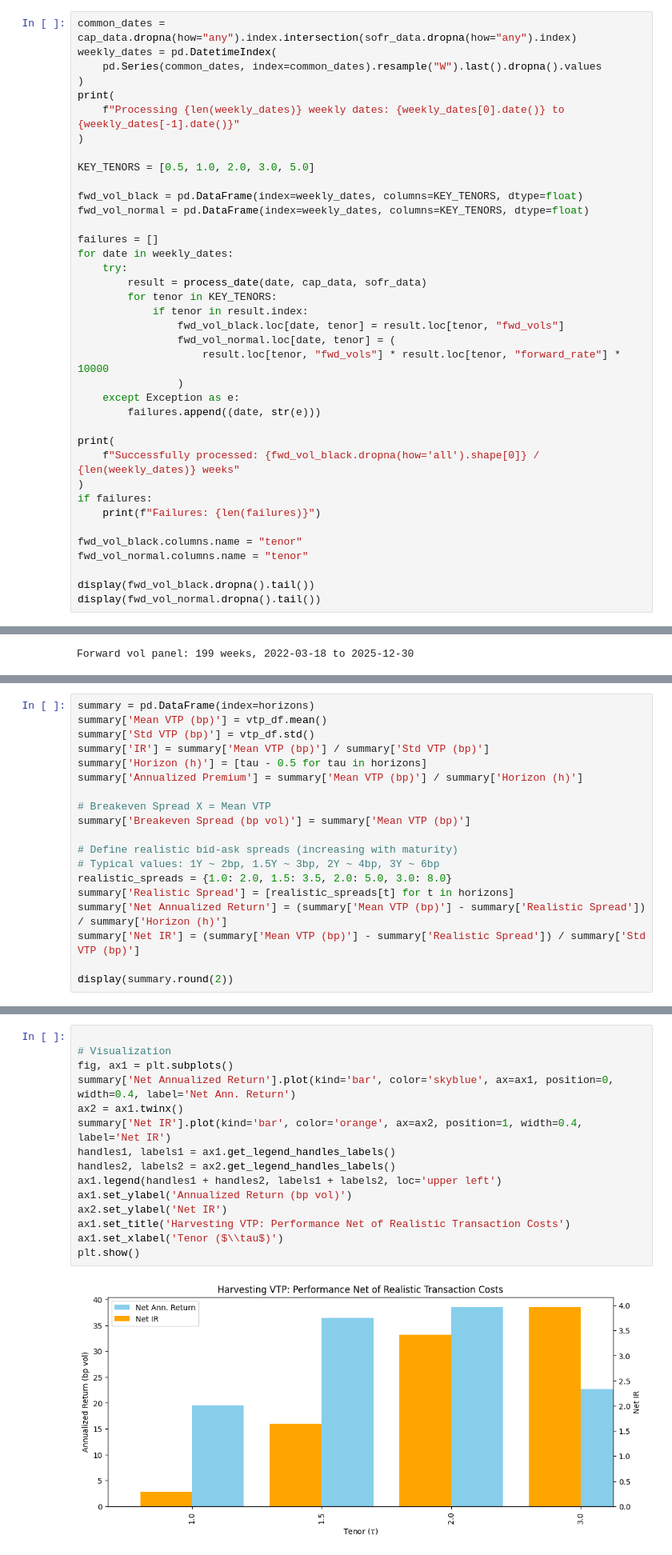
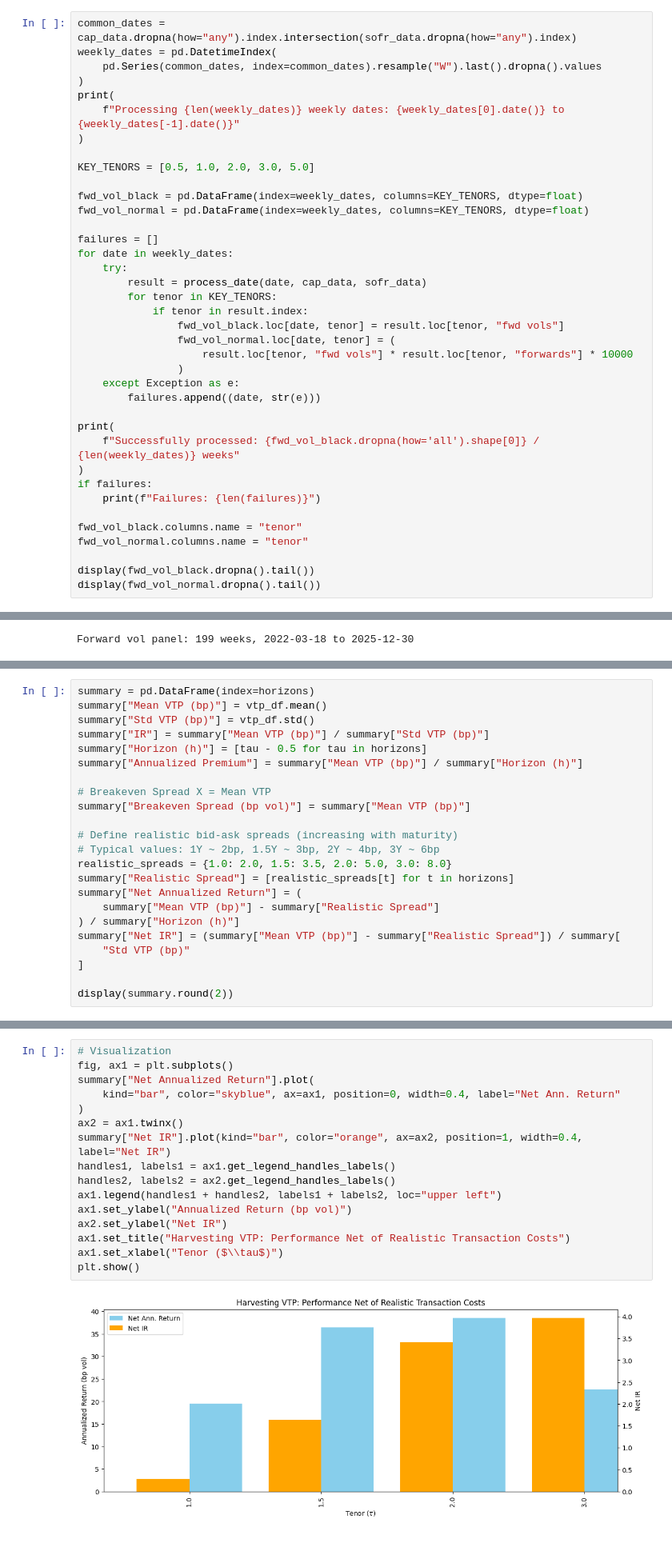
Before and after one commit to y3y-tech/Forward_Volatility_From_SOFR_Cap, a Jupyter notebook: submission.ipynb, the cells around one changed output, grey strips where cells are left out. Shown at 80% size. Drawn from its saved outputs; the diff is of its cells as text.

```diff
--- a/submission.ipynb
+++ b/submission.ipynb
@@ -686,9 +865,9 @@ for date in weekly_dates:
         result = process_date(date, cap_data, sofr_data)
         for tenor in KEY_TENORS:
             if tenor in result.index:
-                fwd_vol_black.loc[date, tenor] = result.loc[tenor, "fwd_vols"]
+                fwd_vol_black.loc[date, tenor] = result.loc[tenor, "fwd vols"]
                 fwd_vol_normal.loc[date, tenor] = (
-                    result.loc[tenor, "fwd_vols"] * result.loc[tenor, "forward_rate"] * 10000
+                    result.loc[tenor, "fwd vols"] * result.loc[tenor, "forwards"] * 10000
                 )
     except Exception as e:
         failures.append((date, str(e)))
@@ -2519,21 +2306,25 @@ a) Consider transaction costs. If the bid-ask spread on a caplet trade is $X$ ba
    *Note*: Dealers typically quote caplet bid-ask spreads in implied vol terms, making the comparison to the VTP direct. If instead costs are quoted in price terms (bp of notional), converting to vol space requires dividing by the caplet's vega—the sensitivity of price to a 1 bp change in implied vol.
 # %%
 summary = pd.DataFrame(index=horizons)
-summary['Mean VTP (bp)'] = vtp_df.mean()
-summary['Std VTP (bp)'] = vtp_df.std()
-summary['IR'] = summary['Mean VTP (bp)'] / summary['Std VTP (bp)']
-summary['Horizon (h)'] = [tau - 0.5 for tau in horizons]
-summary['Annualized Premium'] = summary['Mean VTP (bp)'] / summary['Horizon (h)']
+summary["Mean VTP (bp)"] = vtp_df.mean()
+summary["Std VTP (bp)"] = vtp_df.std()
+summary["IR"] = summary["Mean VTP (bp)"] / summary["Std VTP (bp)"]
+summary["Horizon (h)"] = [tau - 0.5 for tau in horizons]
+summary["Annualized Premium"] = summary["Mean VTP (bp)"] / summary["Horizon (h)"]
 
 # Breakeven Spread X = Mean VTP
-summary['Breakeven Spread (bp vol)'] = summary['Mean VTP (bp)']
+summary["Breakeven Spread (bp vol)"] = summary["Mean VTP (bp)"]
 
 # Define realistic bid-ask spreads (increasing with maturity)
 # Typical values: 1Y ~ 2bp, 1.5Y ~ 3bp, 2Y ~ 4bp, 3Y ~ 6bp
 realistic_spreads = {1.0: 2.0, 1.5: 3.5, 2.0: 5.0, 3.0: 8.0}
-summary['Realistic Spread'] = [realistic_spreads[t] for t in horizons]
-summary['Net Annualized Return'] = (summary['Mean VTP (bp)'] - summary['Realistic Spread']) / summary['Horizon (h)']
-summary['Net IR'] = (summary['Mean VTP (bp)'] - summary['Realistic Spread']) / summary['Std VTP (bp)']
+summary["Realistic Spread"] = [realistic_spreads[t] for t in horizons]
+summary["Net Annualized Return"] = (
+    summary["Mean VTP (bp)"] - summary["Realistic Spread"]
+) / summary["Horizon (h)"]
+summary["Net IR"] = (summary["Mean VTP (bp)"] - summary["Realistic Spread"]) / summary[
+    "Std VTP (bp)"
+]
 
 display(summary.round(2))
 # %% [output]
@@ -2543,22 +2334,23 @@ display(summary.round(2))
 | 2.0 | 62.81 | 16.91 | 3.72 | 1.5 | 41.87 | 62.81 | ... |
 | 3.0 | 64.78 | 14.31 | 4.53 | 2.5 | 25.91 | 64.78 | ... |
 # %%
-
 # Visualization
 fig, ax1 = plt.subplots()
-summary['Net Annualized Return'].plot(kind='bar', color='skyblue', ax=ax1, position=0, width=0.4, label='Net Ann. Return')
+summary["Net Annualized Return"].plot(
+    kind="bar", color="skyblue", ax=ax1, position=0, width=0.4, label="Net Ann. Return"
+)
 ax2 = ax1.twinx()
-summary['Net IR'].plot(kind='bar', color='orange', ax=ax2, position=1, width=0.4, label='Net IR')
+summary["Net IR"].plot(kind="bar", color="orange", ax=ax2, position=1, width=0.4, label="Net IR")
 handles1, labels1 = ax1.get_legend_handles_labels()
 handles2, labels2 = ax2.get_legend_handles_labels()
-ax1.legend(handles1 + handles2, labels1 + labels2, loc='upper left')
-ax1.set_ylabel('Annualized Return (bp vol)')
-ax2.set_ylabel('Net IR')
-ax1.set_title('Harvesting VTP: Performance Net of Realistic Transaction Costs')
-ax1.set_xlabel('Tenor ($\\tau$)')
+ax1.legend(handles1 + handles2, labels1 + labels2, loc="upper left")
+ax1.set_ylabel("Annualized Return (bp vol)")
+ax2.set_ylabel("Net IR")
+ax1.set_title("Harvesting VTP: Performance Net of Realistic Transaction Costs")
+ax1.set_xlabel("Tenor ($\\tau$)")
 plt.show()
 # %% [output]
-[figure, old version]
+[figure, new version]
 # %% [markdown]
 **Conclusion: 1.5-2.0Y Tenor**
 
```
Also changed, not shown: parts of 60 cells of this notebook.
